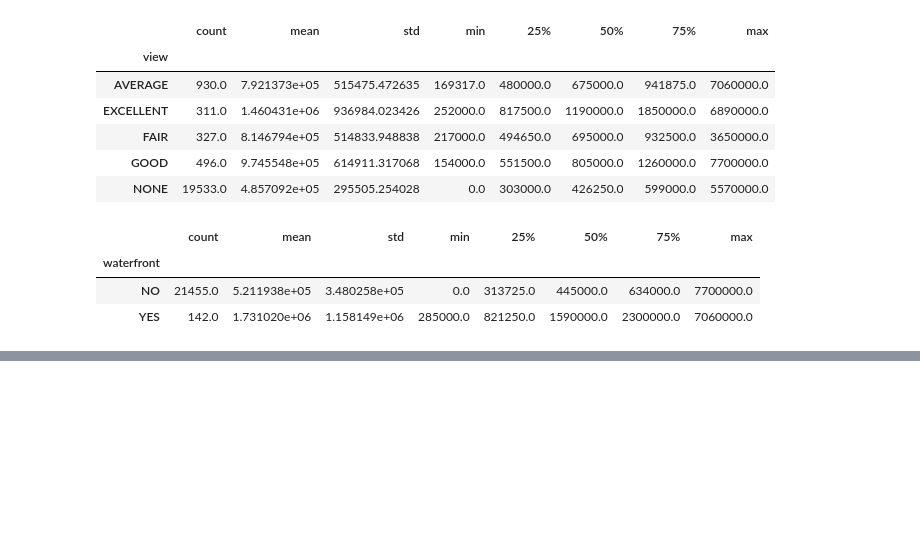
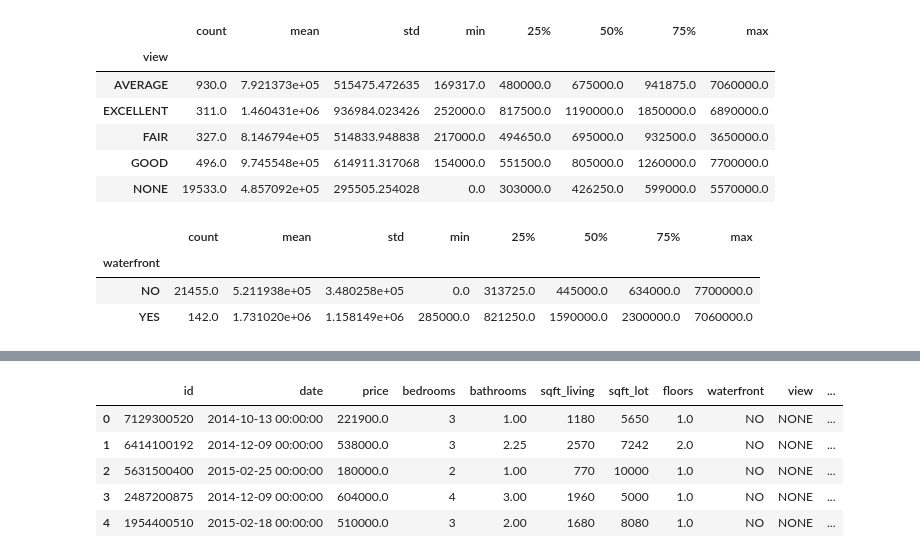
Before and after one commit to smashley-eakland/phase-2-project, a Jupyter notebook: GroupU_Project.ipynb, the cells around one changed output, grey strips where cells are left out. Drawn from its saved outputs; the diff is of its cells as text; code cells hidden in the pictures; blank space fills up the shorter version.

```diff
--- a/GroupU_Project.ipynb
+++ b/GroupU_Project.ipynb
@@ -642,0 +637,12 @@ zipcode_df.groupby('condition')['price'].describe()
+# %%
+cols = ['condition', 'grade', 'zipcode']
+zipcode_df[cols] = zipcode_df[zipcode_df[cols] != 0][cols]
+zipcode_df.dropna(subset=cols, inplace=True)
+zipcode_df.head()
+# %% [output]
+|  | id | date | price | bedrooms | bathrooms | sqft_living | sqft_lot | floors | waterfront | view | ... |
+| 0 | 7129300520 | 2014-10-13 00:00:00 | 221900.0 | 3 | 1.00 | 1180 | 5650 | 1.0 | NO | NONE | ... |
+| 1 | 6414100192 | 2014-12-09 00:00:00 | 538000.0 | 3 | 2.25 | 2570 | 7242 | 2.0 | NO | NONE | ... |
+| 2 | 5631500400 | 2015-02-25 00:00:00 | 180000.0 | 2 | 1.00 | 770 | 10000 | 1.0 | NO | NONE | ... |
+| 3 | 2487200875 | 2014-12-09 00:00:00 | 604000.0 | 4 | 3.00 | 1960 | 5000 | 1.0 | NO | NONE | ... |
+| 4 | 1954400510 | 2015-02-18 00:00:00 | 510000.0 | 3 | 2.00 | 1680 | 8080 | 1.0 | NO | NONE | ... |
```
Also changed, not shown: parts of 18 cells of this notebook.
